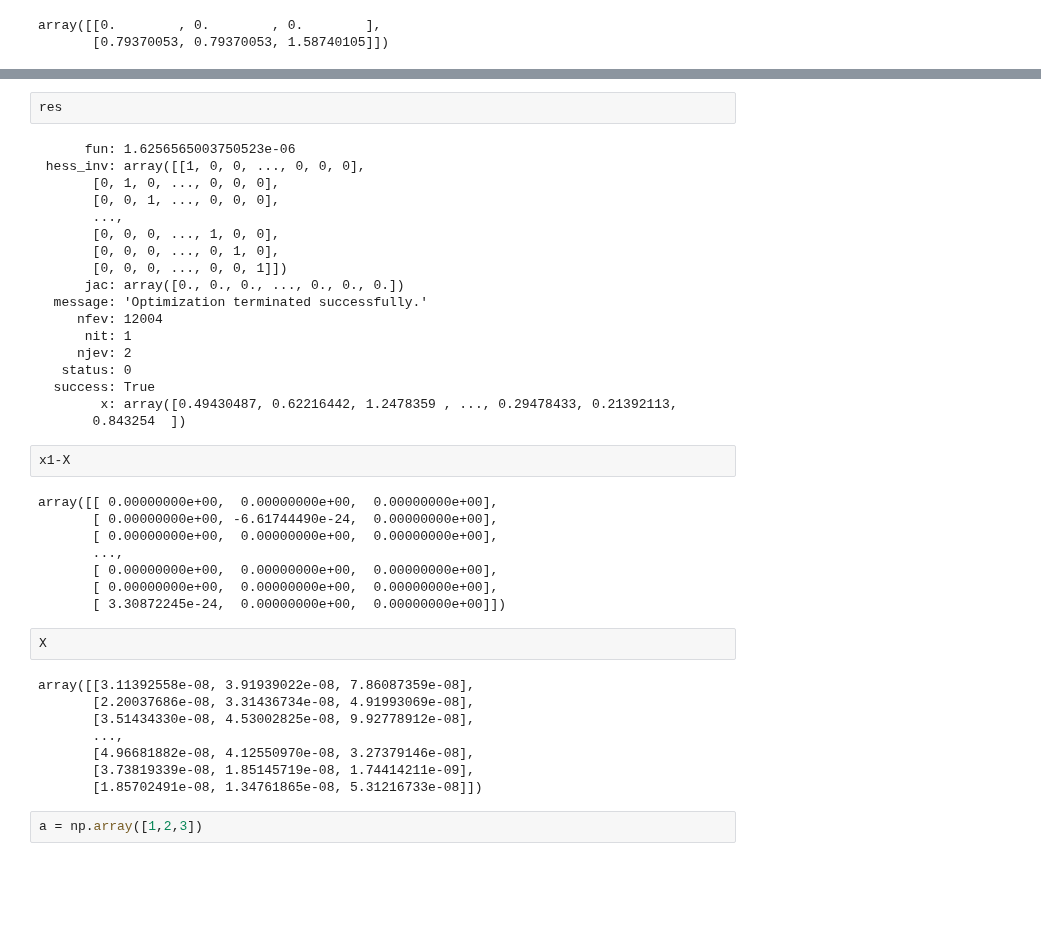
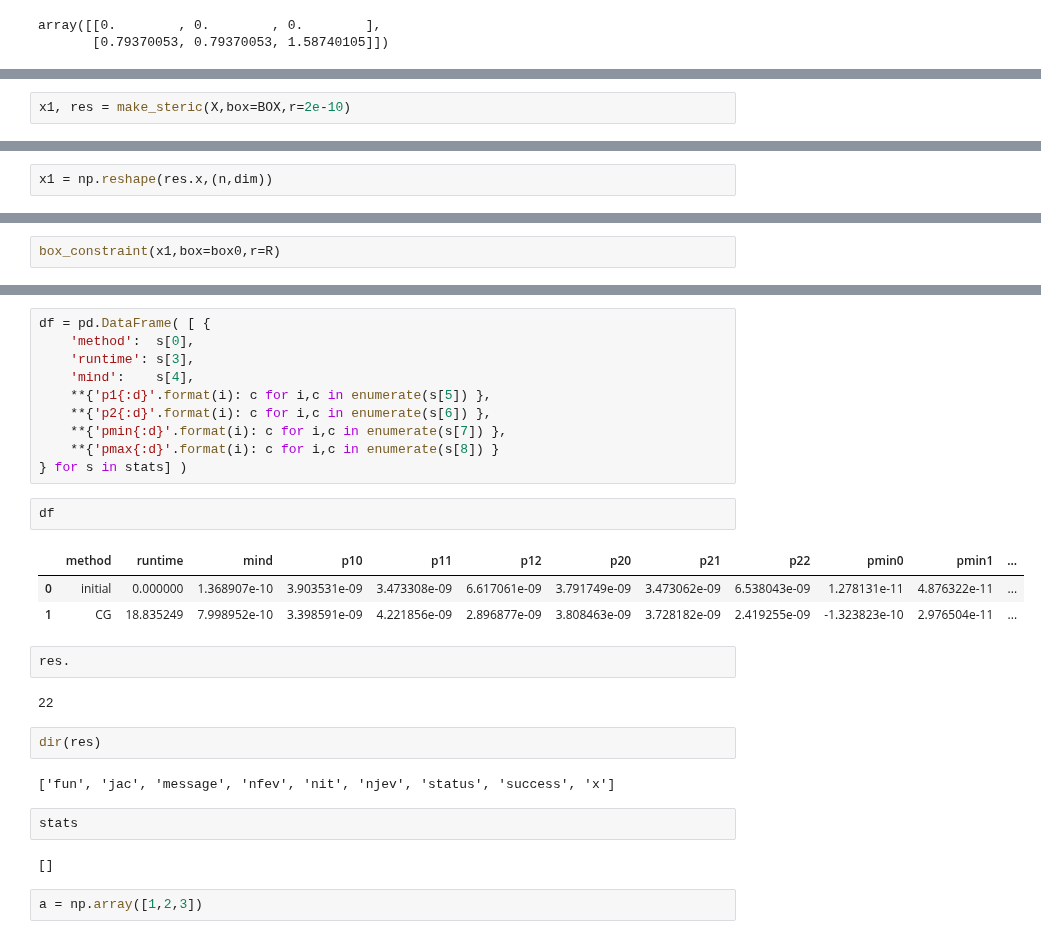
Before and after one commit to libAtoms/matscipy, a Jupyter notebook: examples/electrochemistry/showcases.ipynb, the cells around one changed output, grey strips where cells are left out. Drawn from its saved outputs; the diff is of its cells as text; blank space fills up the shorter version.

```diff
--- a/examples/electrochemistry/showcases.ipynb
+++ b/examples/electrochemistry/showcases.ipynb
@@ -461,0 +420,2 @@ print(e)
+# %%
+x1, res = make_steric(X,box=BOX,r=2e-10)
@@ -461,0 +439,2 @@ print(e)
+# %%
+x1 = np.reshape(res.x,(n,dim))
@@ -461,0 +474,2 @@ print(e)
+# %%
+box_constraint(x1,box=box0,r=R)
@@ -527,43 +890,31 @@ x1, res = make_steric(X,box=BOX,r=2e-10,
+# %%
+df = pd.DataFrame( [ {
+    'method':  s[0],
+    'runtime': s[3],
+    'mind':    s[4],
+    **{'p1{:d}'.format(i): c for i,c in enumerate(s[5]) },
+    **{'p2{:d}'.format(i): c for i,c in enumerate(s[6]) },
+    **{'pmin{:d}'.format(i): c for i,c in enumerate(s[7]) },
+    **{'pmax{:d}'.format(i): c for i,c in enumerate(s[8]) }
+} for s in stats] )
+# %%
+df
+# %% [output]
+|  | method | runtime | mind | p10 | p11 | p12 | p20 | p21 | p22 | pmin0 | pmin1 | ... |
+| 0 | initial | 0.000000 | 1.368907e-10 | 3.903531e-09 | 3.473308e-09 | 6.617061e-09 | 3.791749e-09 | 3.473062e-09 | 6.538043e-09 | 1.278131e-11 | 4.876322e-11 | ... |
+| 1 | CG | 18.835249 | 7.998952e-10 | 3.398591e-09 | 4.221856e-09 | 2.896877e-09 | 3.808463e-09 | 3.728182e-09 | 2.419255e-09 | -1.323823e-10 | 2.976504e-11 | ... |
 # %%
-res
+res.
 # %% [output]
-      fun: 1.6256565003750523e-06
- hess_inv: array([[1, 0, 0, ..., 0, 0, 0],
-       [0, 1, 0, ..., 0, 0, 0],
-       [0, 0, 1, ..., 0, 0, 0],
-       ...,
-       [0, 0, 0, ..., 1, 0, 0],
-       [0, 0, 0, ..., 0, 1, 0],
-       [0, 0, 0, ..., 0, 0, 1]])
-      jac: array([0., 0., 0., ..., 0., 0., 0.])
-  message: 'Optimization terminated successfully.'
-     nfev: 12004
-      nit: 1
-     njev: 2
-   status: 0
-  success: True
-        x: array([0.49430487, 0.62216442, 1.2478359 , ..., 0.29478433, 0.21392113,
-       0.843254  ])
+22
-# %%
-x1-X
-# %% [output]
-array([[ 0.00000000e+00,  0.00000000e+00,  0.00000000e+00],
-       [ 0.00000000e+00, -6.61744490e-24,  0.00000000e+00],
-       [ 0.00000000e+00,  0.00000000e+00,  0.00000000e+00],
-       ...,
-       [ 0.00000000e+00,  0.00000000e+00,  0.00000000e+00],
-       [ 0.00000000e+00,  0.00000000e+00,  0.00000000e+00],
-       [ 3.30872245e-24,  0.00000000e+00,  0.00000000e+00]])
-# %%
-X
-# %% [output]
-array([[3.11392558e-08, 3.91939022e-08, 7.86087359e-08],
-       [2.20037686e-08, 3.31436734e-08, 4.91993069e-08],
-       [3.51434330e-08, 4.53002825e-08, 9.92778912e-08],
-       ...,
-       [4.96681882e-08, 4.12550970e-08, 3.27379146e-08],
-       [3.73819339e-08, 1.85145719e-08, 1.74414211e-09],
-       [1.85702491e-08, 1.34761865e-08, 5.31216733e-08]])
+# %%
+dir(res)
+# %% [output]
+['fun', 'jac', 'message', 'nfev', 'nit', 'njev', 'status', 'success', 'x']
+# %%
+stats
+# %% [output]
+[]
 # %%
 a = np.array([1,2,3])
 # %%
```
Also changed, not shown: parts of 89 cells of this notebook, 3 other files.
